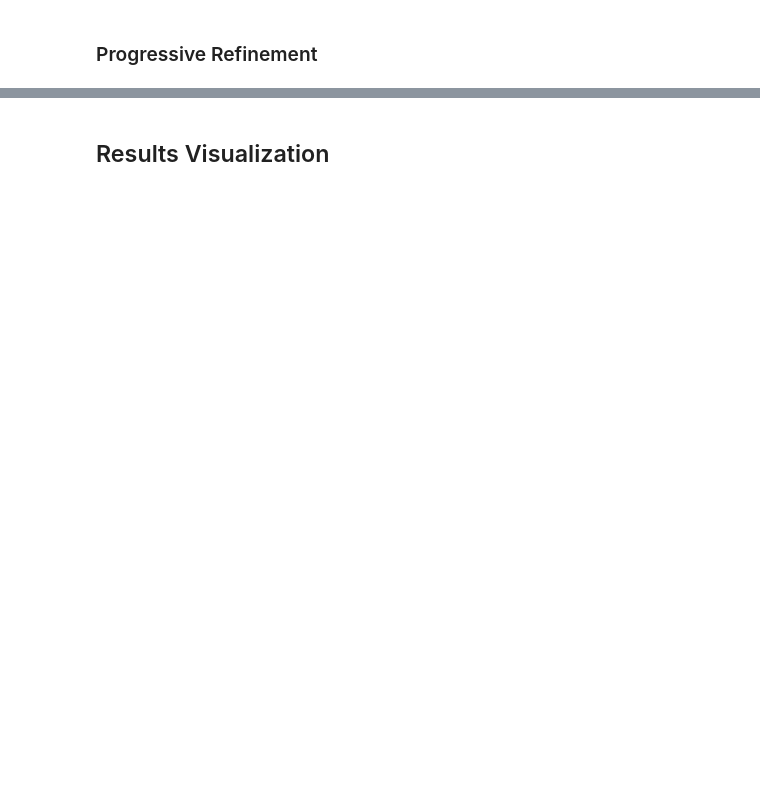
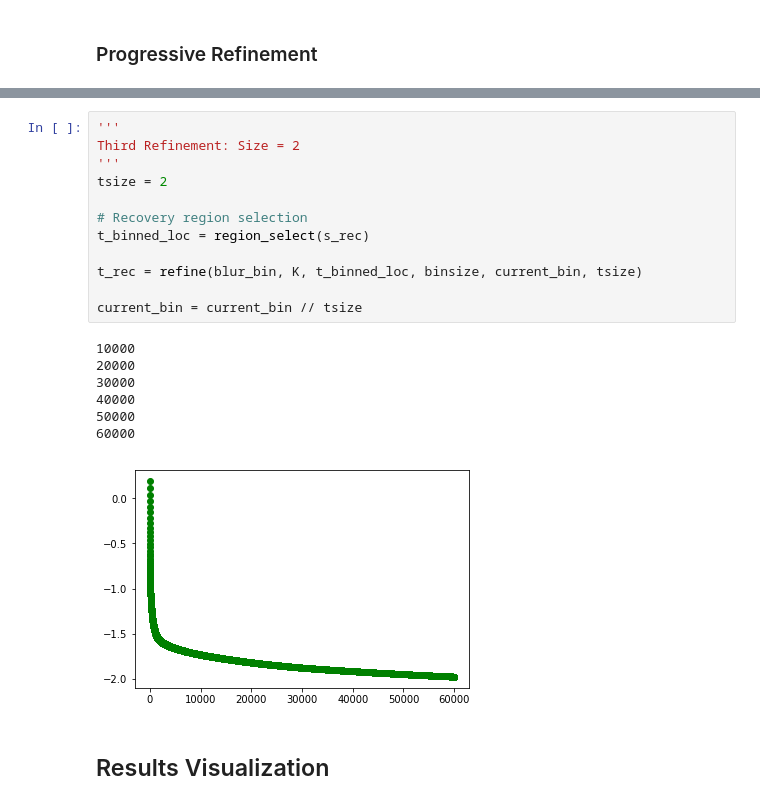
Before and after one commit to xiyuyi/PyPRIS, a Jupyter notebook: Notebooks/2D Progressive Refinement Demo.ipynb, the cells around one changed output, grey strips where cells are left out. Cells and saved outputs as stored; diff of their text form; blank space fills up the shorter version.

```diff
--- a/Notebooks/2D Progressive Refinement Demo.ipynb
+++ b/Notebooks/2D Progressive Refinement Demo.ipynb
@@ -310,3 +311,23 @@ current_bin = current_bin // ssize
+# %%
+'''
+Third Refinement: Size = 2
+'''
+tsize = 2
+
+# Recovery region selection
+t_binned_loc = region_select(s_rec)
+
+t_rec = refine(blur_bin, K, t_binned_loc, binsize, current_bin, tsize)
+
+current_bin = current_bin // tsize
+# %% [output]
+10000
+20000
+30000
+40000
+50000
+60000
+[figure, added]
 # %% [markdown]
 ## Results Visualization
 # %%
```
Also changed, not shown: parts of 7 cells of this notebook, 1 other file.
